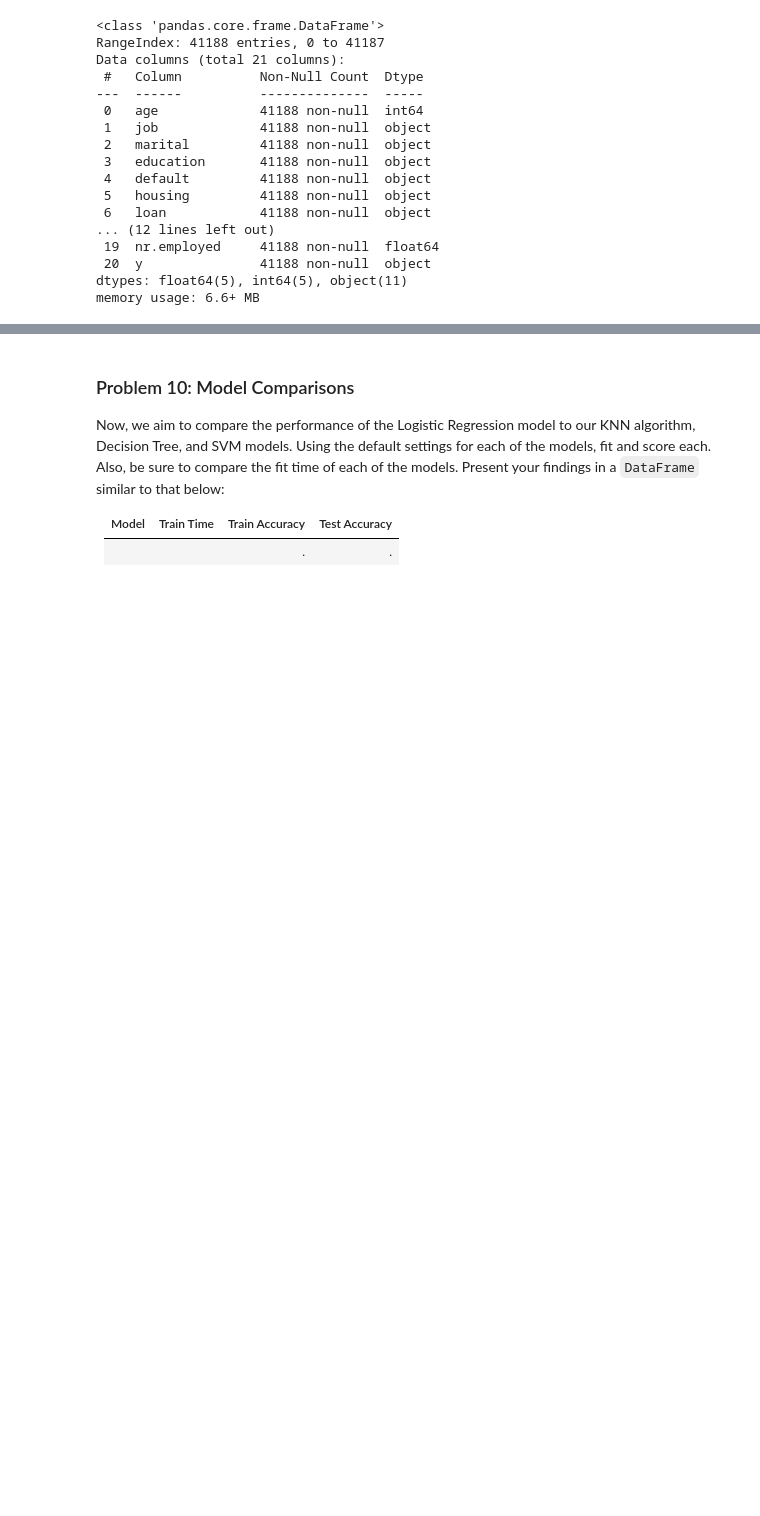
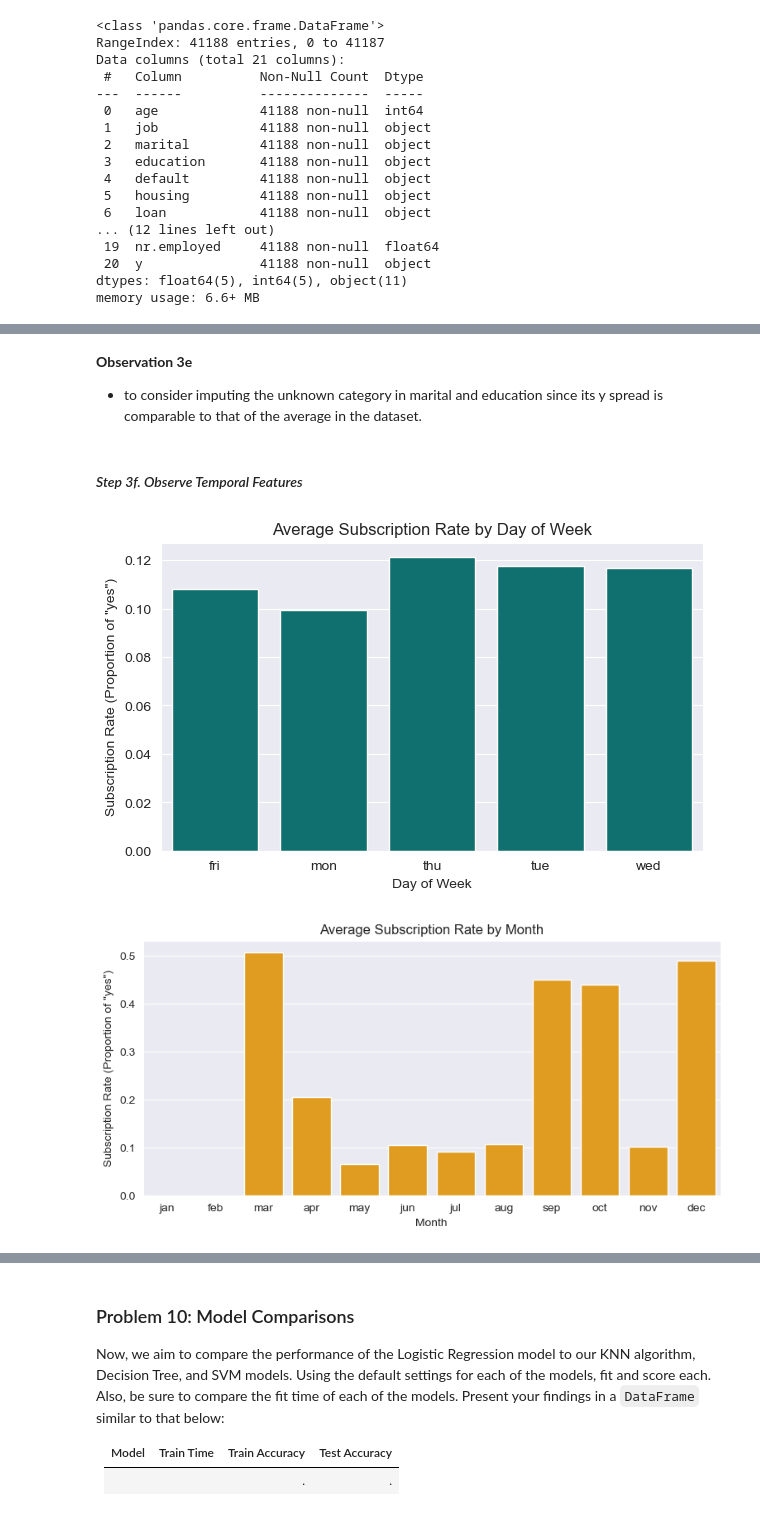
Before and after one commit to fangwan90/HaaS_Git, a Jupyter notebook: PA3/prompt_III.ipynb, the cells around one changed output, grey strips where cells are left out. Saved outputs shown, nothing was run; the diff lists cells and outputs as text; code cells hidden in the pictures; blank space fills up the shorter version.

```diff
--- a/PA3/prompt_III.ipynb
+++ b/PA3/prompt_III.ipynb
@@ -105,0 +317,19 @@ After examining the description and data, your goal now is to clearly state the
+# %% [markdown]
+**Observation 3e**
+
+- to consider imputing the unknown category in marital and education since its y spread is comparable to that of the average in the dataset.
+# %% [markdown]
+#### _Step 3f. Observe Temporal Features_
+# %%
+# --- Subscription rate by day of week ---
+day_rate = df.groupby('day_of_week')['y'].mean().reset_index()
+
+plt.figure(figsize=(7,4))
+sns.barplot(data=day_rate, x='day_of_week', y='y', color='teal')
+plt.title('Average Subscription Rate by Day of Week')
+plt.ylabel('Subscription Rate (Proportion of "yes")')
+plt.xlabel('Day of Week')
+plt.show()
+# %% [output]
+[figure, added]
+[figure, added]
```
Also changed, not shown: parts of 54 cells of this notebook.
